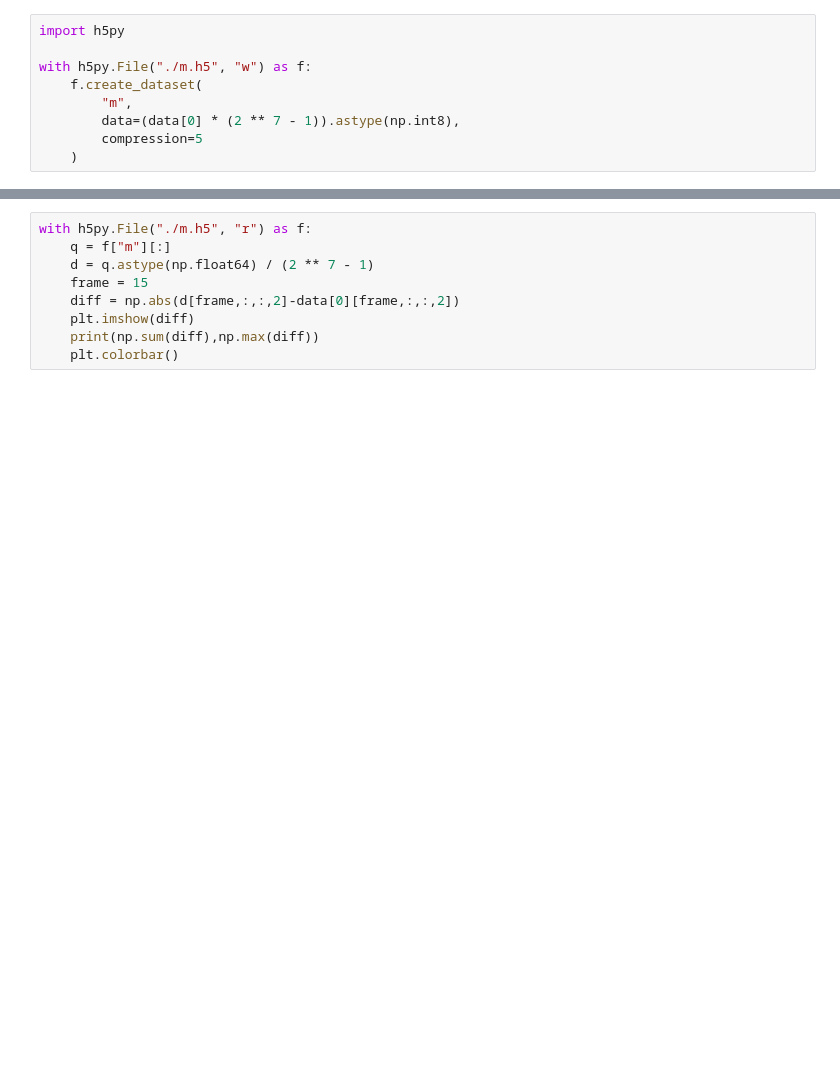
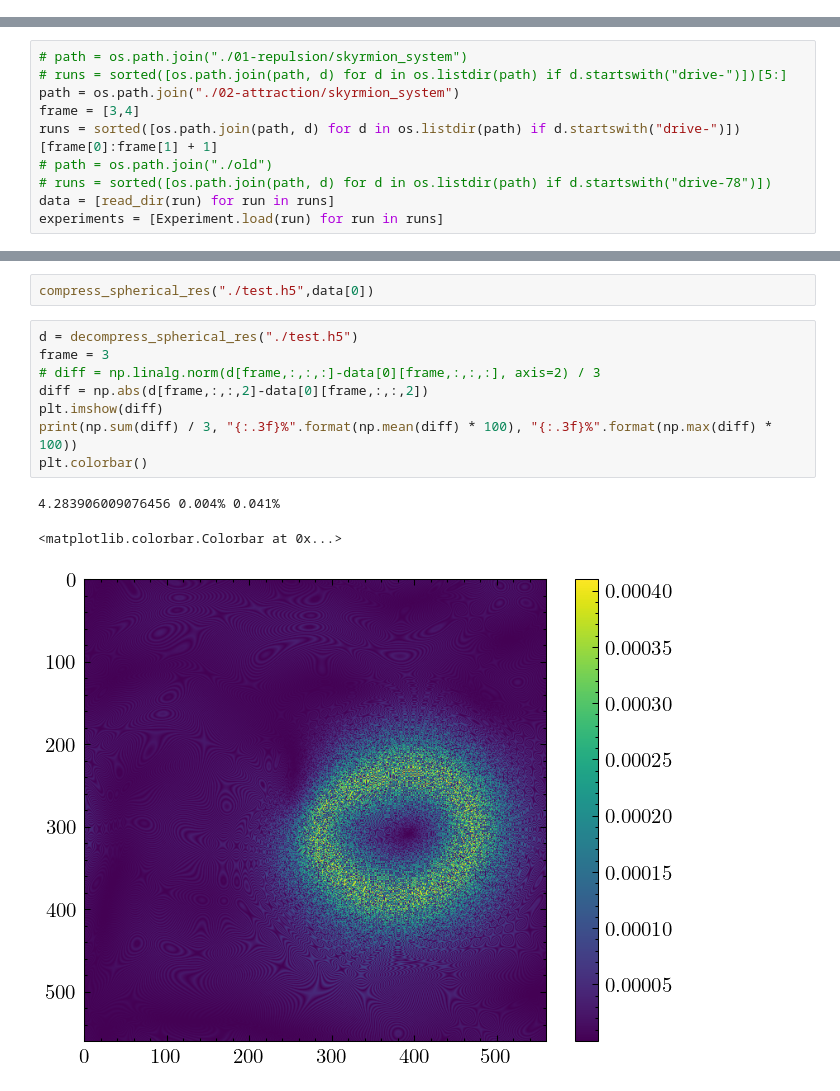
Before and after one commit to nazar-si/skyrmion-v2, a Jupyter notebook: compress.ipynb, the cells around one changed output, grey strips where cells are left out. Saved outputs shown, nothing was run; the diff lists cells and outputs as text; blank space fills up the shorter version.

```diff
--- a/compress.ipynb
+++ b/compress.ipynb
@@ -1,9 +0,0 @@
-# %%
-import h5py
-
-with h5py.File("./m.h5", "w") as f:
-    f.create_dataset(
-        "m",
-        data=(data[0] * (2 ** 7 - 1)).astype(np.int8),
-        compression=5
-    )
@@ -11,0 +12,10 @@ NameError: name 'data' is not defined
+# %%
+# path = os.path.join("./01-repulsion/skyrmion_system")
+# runs = sorted([os.path.join(path, d) for d in os.listdir(path) if d.startswith("drive-")])[5:]
+path = os.path.join("./02-attraction/skyrmion_system")
+frame = [3,4]
+runs = sorted([os.path.join(path, d) for d in os.listdir(path) if d.startswith("drive-")])[frame[0]:frame[1] + 1]
+# path = os.path.join("./old")
+# runs = sorted([os.path.join(path, d) for d in os.listdir(path) if d.startswith("drive-78")])
+data = [read_dir(run) for run in runs]
+experiments = [Experiment.load(run) for run in runs]
@@ -12,9 +220,14 @@ NameError: name 'data' is not defined
+# %%
+compress_spherical_res("./test.h5",data[0])
 # %%
-with h5py.File("./m.h5", "r") as f:
-    q = f["m"][:]
-    d = q.astype(np.float64) / (2 ** 7 - 1)
-    frame = 15
-    diff = np.abs(d[frame,:,:,2]-data[0][frame,:,:,2])
-    plt.imshow(diff)
-    print(np.sum(diff),np.max(diff))
-    plt.colorbar()
+d = decompress_spherical_res("./test.h5")
+frame = 3
+# diff = np.linalg.norm(d[frame,:,:,:]-data[0][frame,:,:,:], axis=2) / 3
+diff = np.abs(d[frame,:,:,2]-data[0][frame,:,:,2])
+plt.imshow(diff)
+print(np.sum(diff) / 3, "{:.3f}%".format(np.mean(diff) * 100), "{:.3f}%".format(np.max(diff) * 100))
+plt.colorbar()
+# %% [output]
+4.283906009076456 0.004% 0.041%
+<matplotlib.colorbar.Colorbar at 0x...>
+[figure, added]
```
Also changed, not shown: parts of 7 cells of this notebook, 19 other files.
